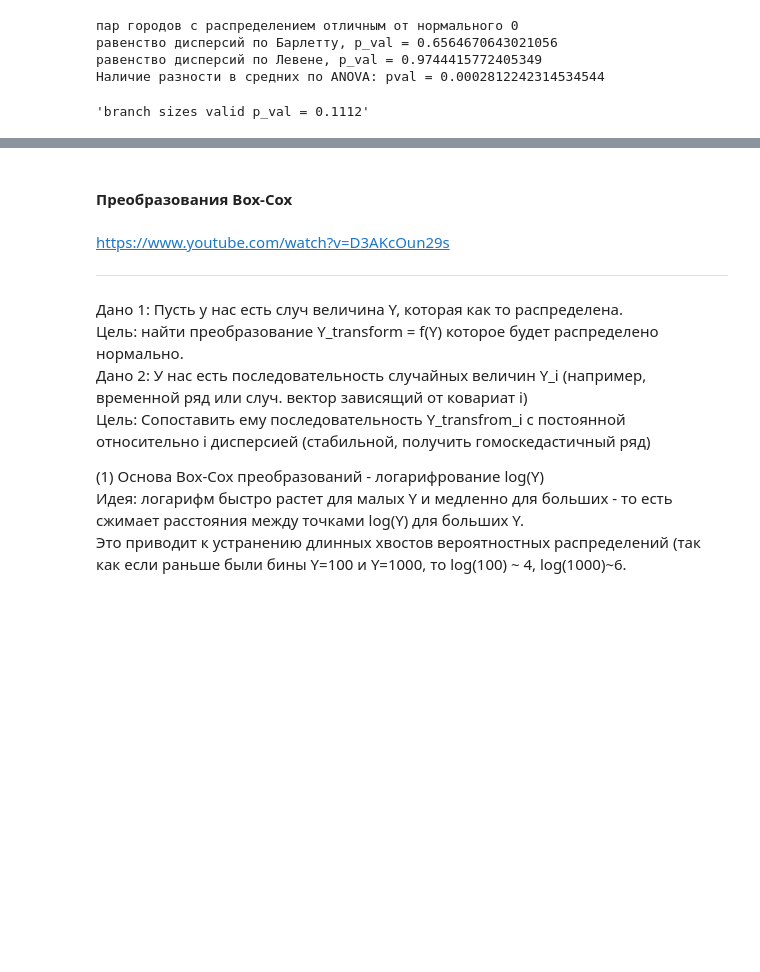
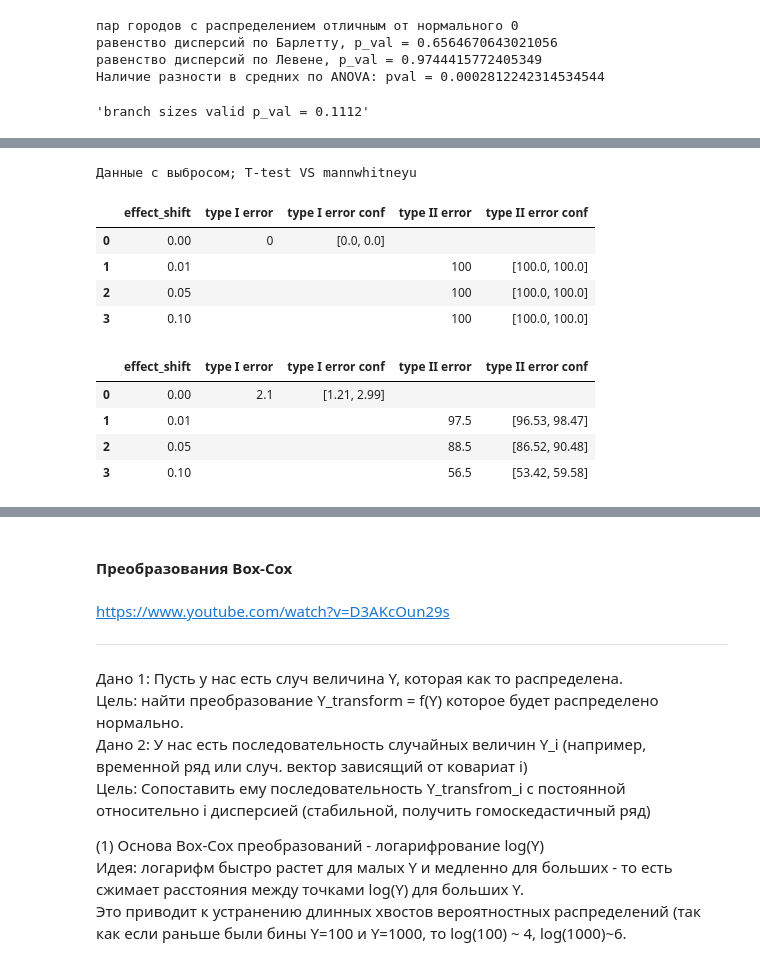
Before and after one commit to gavrevnik/analytics_tools, a Jupyter notebook: Статистика.ipynb, the cells around one changed output, grey strips where cells are left out. Drawn from its saved outputs; the diff is of its cells as text; code cells hidden in the pictures; blank space fills up the shorter version.

```diff
--- a/Статистика.ipynb
+++ b/Статистика.ipynb
@@ -443,0 +508,25 @@ ht.check_branch_balance(real)
+# %%
+print('Данные с выбросом; T-test VS mannwhitneyu')
+def metric_dist(scale, loc, size):
+    # примесь выбросов = 10%
+    if isinstance(size, tuple): # a/a batch
+        size_outl = (int(0.1 * size[0]), size[1])
+    else:
+        size_outl = int(0.1 * size) # a/b branch
+    return np.append(np.random.normal(loc = loc, scale=scale, size=size), np.random.normal(loc=500, size=size_outl))
+
+df1 = ht.simulate_test(stat_test_ttest, metric_size = 1000, metric_dist = metric_dist, effect_range=[0, 0.01, 0.05, 0.1], metric_cnt = 2, iter_cnt = 1000)
+df2 = ht.simulate_test(stat_test_mannwhitneyu, metric_size = 1000, metric_dist = metric_dist, effect_range=[0, 0.01, 0.05, 0.1], metric_cnt = 2, iter_cnt = 1000)
+eda.display_df([df1, df2])
+# %% [output]
+Данные с выбросом; T-test VS mannwhitneyu
+|  | effect_shift | type I error | type I error conf | type II error | type II error conf |
+| 0 | 0.00 | 0 | [0.0, 0.0] |  |  |
+| 1 | 0.01 |  |  | 100 | [100.0, 100.0] |
+| 2 | 0.05 |  |  | 100 | [100.0, 100.0] |
+| 3 | 0.10 |  |  | 100 | [100.0, 100.0] |
+|  | effect_shift | type I error | type I error conf | type II error | type II error conf |
+| 0 | 0.00 | 2.1 | [1.21, 2.99] |  |  |
+| 1 | 0.01 |  |  | 97.5 | [96.53, 98.47] |
+| 2 | 0.05 |  |  | 88.5 | [86.52, 90.48] |
+| 3 | 0.10 |  |  | 56.5 | [53.42, 59.58] |
```
Also changed, not shown: parts of 8 cells of this notebook, 2 other files.
